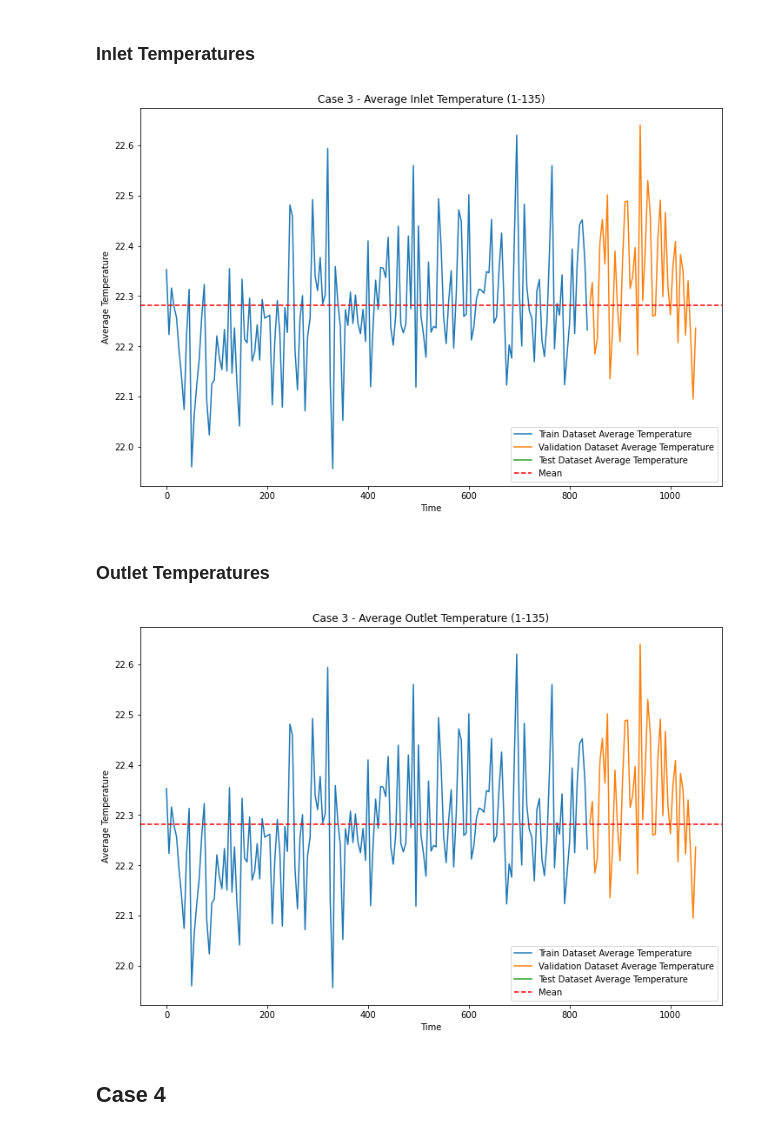
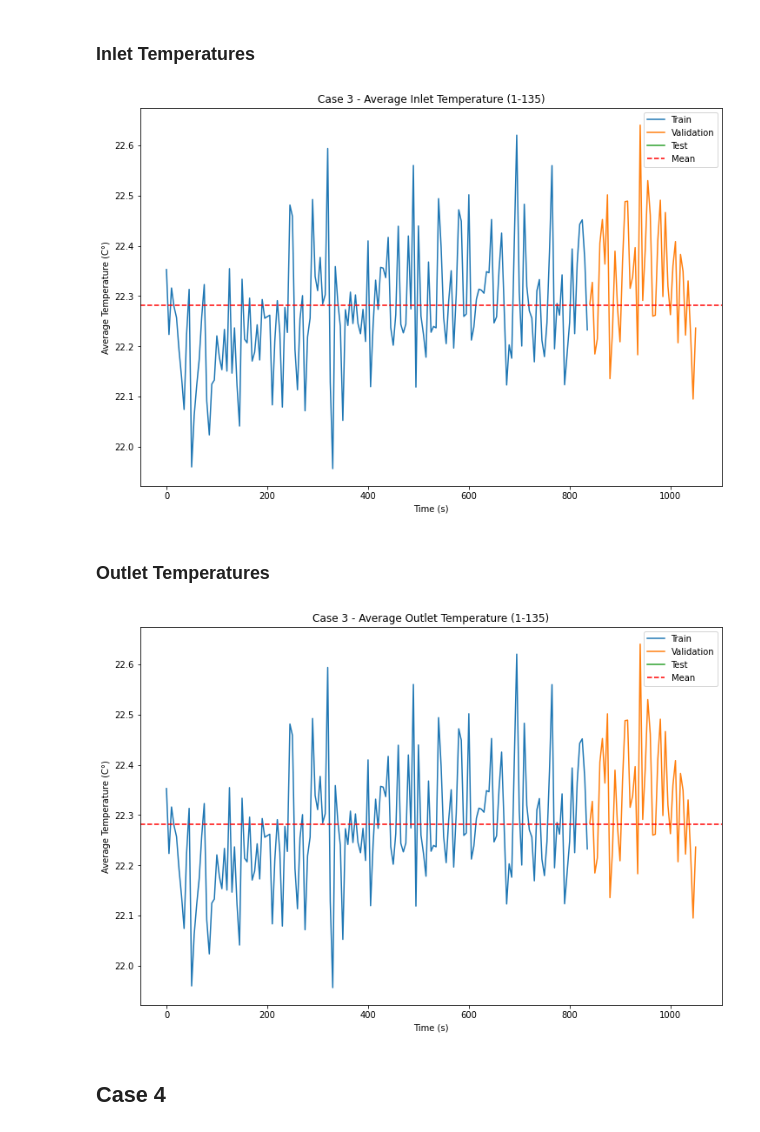
Before and after one commit to drdeleon/rack-temp-pred, a Jupyter notebook: rack-temp-pred/preprocessing.ipynb, the cells around one changed output. Cells and saved outputs as stored; diff of their text form; code cells hidden in the pictures.

```diff
--- a/rack-temp-pred/preprocessing.ipynb
+++ b/rack-temp-pred/preprocessing.ipynb
@@ -29,2 +13,7 @@ inlets
+# %%
+inlet_temp_cols = list(inlets.columns)
+outlet_temp_cols = list(outlets.columns)
+del inlet_temp_cols[:2] # delete 'inlet_Case_id' and 'inlet_fan_speed'
+del outlet_temp_cols[:2] # delete 'outlet_Case_id' and 'outlet_fan_speed'
 # %%
 df = pd.concat([inlets, outlets], axis=1)
@@ -306,37 +318,37 @@ plt.savefig("../plots/preprocessing/case3_outlet_fan_speed.jpg", dpi=300)
 # %%
 fig, ax = plt.subplots(figsize=(12,8))
 
-train_c3[inlet_cols].mean(axis=1).plot(label="Train Dataset Average Temperature")
-val_c3[inlet_cols].mean(axis=1).plot(label="Validation Dataset Average Temperature")
-test_c3[inlet_cols].mean(axis=1).plot(label="Test Dataset Average Temperature")
+train_c3[inlet_temp_cols].mean(axis=1).plot(label="Train")
+val_c3[inlet_temp_cols].mean(axis=1).plot(label="Validation")
+test_c3[inlet_temp_cols].mean(axis=1).plot(label="Test")
 
 plt.title("Case 3 - Average Inlet Temperature (1-135)")
 plt.ylabel("Average Temperature (C°)")
 plt.xlabel("Time (s)")
 
-mean = case_3[inlet_cols].mean().mean()
+mean = case_3[inlet_temp_cols].mean().mean()
 plt.axhline(mean, color='r', linestyle='dashed', label='Mean')
 # ax.text(0, mean+0.05, "{:.2f}".format(mean), color='r')
 
 plt.legend()
 
 plt.savefig("../plots/preprocessing/case3_inlet_temp.jpg", dpi=300)
 # %% [output]
-[figure, old version]
+[figure, new version]
 # %% [markdown]
 ### Outlet Temperatures
 # %%
 fig, ax = plt.subplots(figsize=(12,8))
 
-train_c3[outlet_cols].mean(axis=1).plot(label="Train Dataset Average Temperature")
-val_c3[outlet_cols].mean(axis=1).plot(label="Validation Dataset Average Temperature")
-test_c3[outlet_cols].mean(axis=1).plot(label="Test Dataset Average Temperature")
+train_c3[outlet_temp_cols].mean(axis=1).plot(label="Train")
+val_c3[outlet_temp_cols].mean(axis=1).plot(label="Validation")
+test_c3[outlet_temp_cols].mean(axis=1).plot(label="Test")
 
 plt.title("Case 3 - Average Outlet Temperature (1-135)")
 plt.xlabel("Time (s)")
 plt.ylabel("Average Temperature (C°)")
 
-mean = case_3[outlet_cols].mean().mean()
+mean = case_3[outlet_temp_cols].mean().mean()
 plt.axhline(mean, color='r', linestyle='dashed', label='Mean')
 # ax.text(0, mean+0.05, "{:.2f}".format(mean), color='r')
 
@@ -344,4 +356,4 @@ plt.legend()
 
 plt.savefig("../plots/preprocessing/case3_outlet_temp.jpg", dpi=300)
 # %% [output]
-[figure, old version]
+[figure, new version]
```
Also changed, not shown: parts of 32 cells of this notebook.
